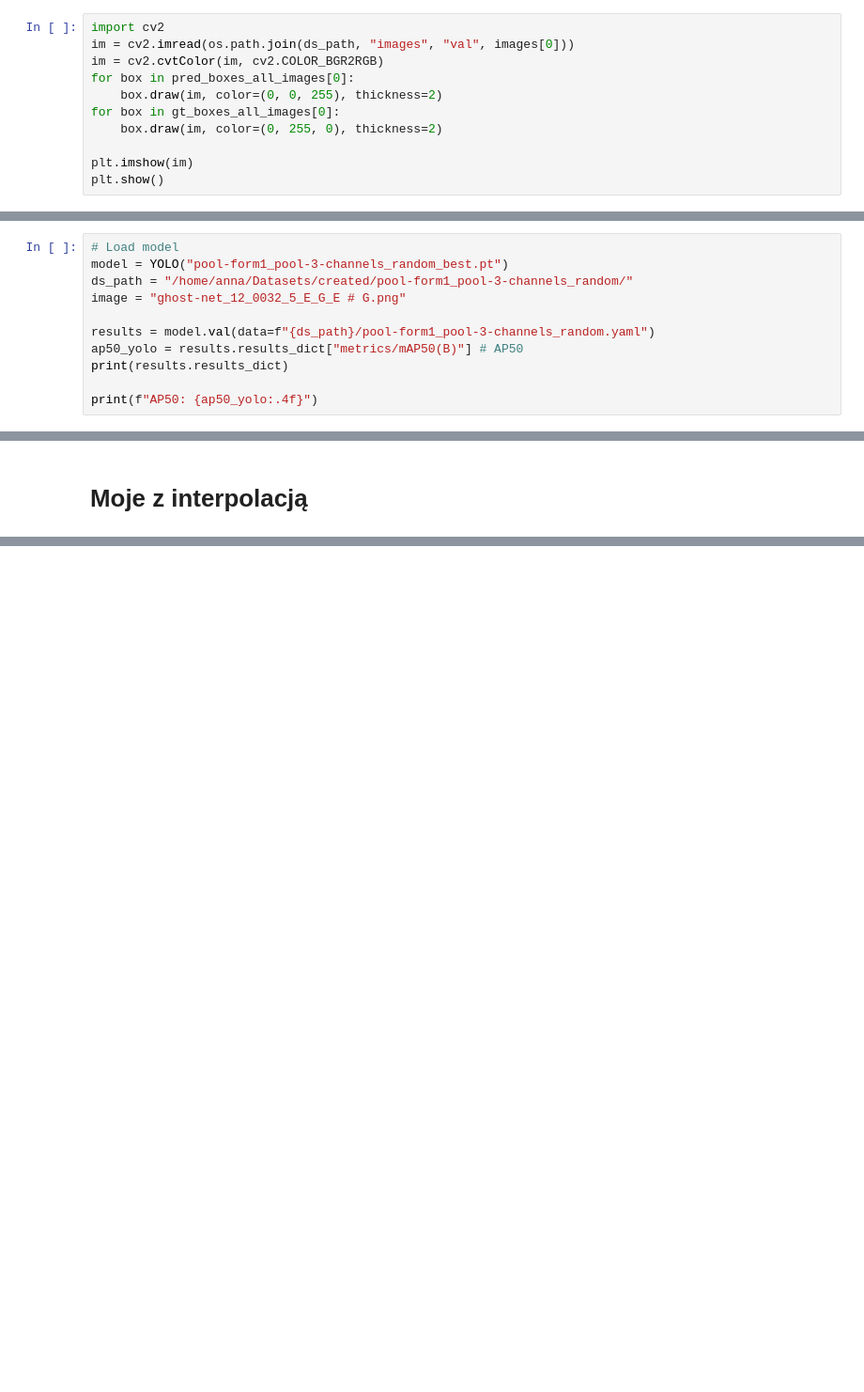
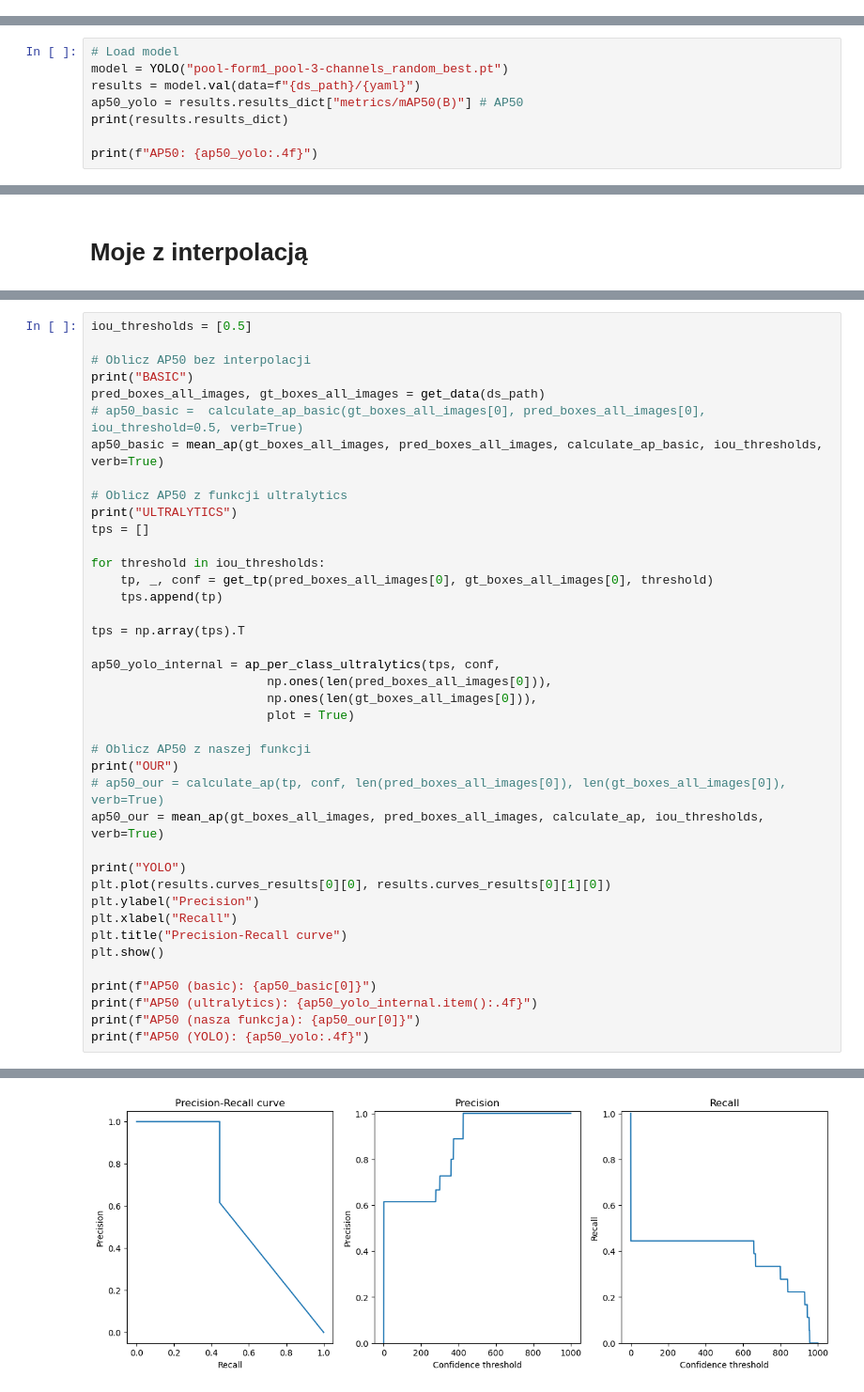
Before and after one commit to annapanfil/multispectral, a Jupyter notebook: src/detection/metric.ipynb, the cells around one changed output, grey strips where cells are left out. Shown at 94% size. Saved outputs shown, nothing was run; the diff lists cells and outputs as text; blank space fills up the shorter version.

```diff
--- a/src/detection/metric.ipynb
+++ b/src/detection/metric.ipynb
@@ -18,11 +16,0 @@ from optimization import read_bboxes
-# %%
-import cv2
-im = cv2.imread(os.path.join(ds_path, "images", "val", images[0]))
-im = cv2.cvtColor(im, cv2.COLOR_BGR2RGB)
-for box in pred_boxes_all_images[0]:
-    box.draw(im, color=(0, 0, 255), thickness=2)
-for box in gt_boxes_all_images[0]:
-    box.draw(im, color=(0, 255, 0), thickness=2)
-
-plt.imshow(im)
-plt.show()
@@ -33,10 +22,7 @@ plt.show()
 # %%
 # Load model
 model = YOLO("pool-form1_pool-3-channels_random_best.pt")
-ds_path = "/home/anna/Datasets/created/pool-form1_pool-3-channels_random/"
-image = "ghost-net_12_0032_5_E_G_E # G.png"
-
-results = model.val(data=f"{ds_path}/pool-form1_pool-3-channels_random.yaml")
+results = model.val(data=f"{ds_path}/{yaml}")
 ap50_yolo = results.results_dict["metrics/mAP50(B)"] # AP50
 print(results.results_dict)
 
@@ -785,0 +381,41 @@ ap50_our, ap50_yolo
+# %%
+iou_thresholds = [0.5]
+
+# Oblicz AP50 bez interpolacji
+print("BASIC")
+pred_boxes_all_images, gt_boxes_all_images = get_data(ds_path)
+# ap50_basic =  calculate_ap_basic(gt_boxes_all_images[0], pred_boxes_all_images[0], iou_threshold=0.5, verb=True)
+ap50_basic = mean_ap(gt_boxes_all_images, pred_boxes_all_images, calculate_ap_basic, iou_thresholds, verb=True)
+
+# Oblicz AP50 z funkcji ultralytics
+print("ULTRALYTICS")
+tps = []
+
+for threshold in iou_thresholds:
+    tp, _, conf = get_tp(pred_boxes_all_images[0], gt_boxes_all_images[0], threshold)
+    tps.append(tp)
+
+tps = np.array(tps).T
+
+ap50_yolo_internal = ap_per_class_ultralytics(tps, conf,
+                        np.ones(len(pred_boxes_all_images[0])),
+                        np.ones(len(gt_boxes_all_images[0])),
+                        plot = True)
+
+# Oblicz AP50 z naszej funkcji
+print("OUR")
+# ap50_our = calculate_ap(tp, conf, len(pred_boxes_all_images[0]), len(gt_boxes_all_images[0]), verb=True)
+ap50_our = mean_ap(gt_boxes_all_images, pred_boxes_all_images, calculate_ap, iou_thresholds, verb=True)
+
+print("YOLO")
+plt.plot(results.curves_results[0][0], results.curves_results[0][1][0])
+plt.ylabel("Precision")
+plt.xlabel("Recall")
+plt.title("Precision-Recall curve")
+plt.show()
+
+print(f"AP50 (basic): {ap50_basic[0]}")
+print(f"AP50 (ultralytics): {ap50_yolo_internal.item():.4f}")
+print(f"AP50 (nasza funkcja): {ap50_our[0]}")
+print(f"AP50 (YOLO): {ap50_yolo:.4f}")
+# %% [output]
@@ -785,0 +423 @@ ap50_our, ap50_yolo
+[figure, added]
```
Also changed, not shown: parts of 21 cells of this notebook.
